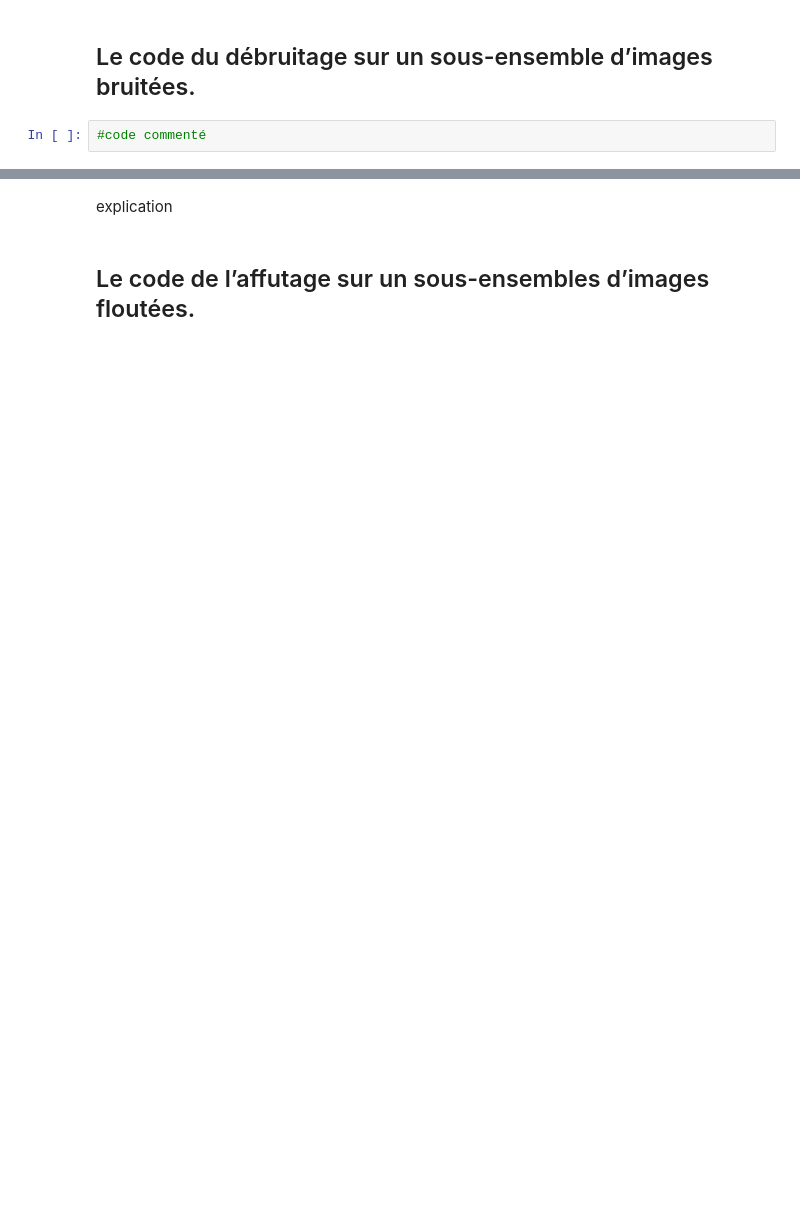
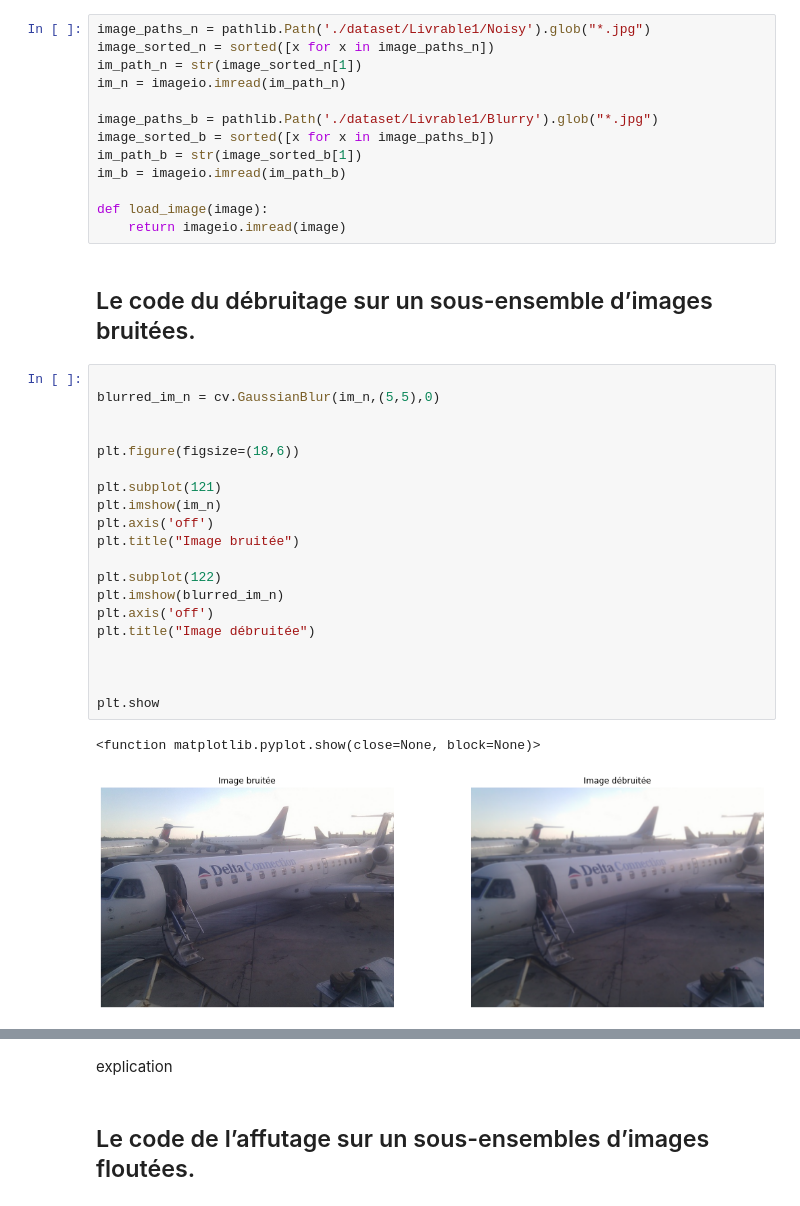
Before and after one commit to MazurierPierre/Projet-Data-Science, a Jupyter notebook: Livrable 1.ipynb, the cells around one changed output, grey strips where cells are left out. Cells and saved outputs as stored; diff of their text form; blank space fills up the shorter version.

Commit message:
Added basic function and workflow for Blurring and ongoing for sharpening

```diff
--- a/Livrable 1.ipynb
+++ b/Livrable 1.ipynb
@@ -25,4 +30,38 @@ warnings.filterwarnings(action="ignore", message="^internal gelsd")
+# %%
+image_paths_n = pathlib.Path('./dataset/Livrable1/Noisy').glob("*.jpg")
+image_sorted_n = sorted([x for x in image_paths_n])
+im_path_n = str(image_sorted_n[1])
+im_n = imageio.imread(im_path_n)
+
+image_paths_b = pathlib.Path('./dataset/Livrable1/Blurry').glob("*.jpg")
+image_sorted_b = sorted([x for x in image_paths_b])
+im_path_b = str(image_sorted_b[1])
+im_b = imageio.imread(im_path_b)
+
+def load_image(image):
+    return imageio.imread(image)
 # %% [markdown]
 ## Le code du débruitage sur un sous-ensemble d’images bruitées.
-# %%
-#code commenté
+# %%
+
+blurred_im_n = cv.GaussianBlur(im_n,(5,5),0)
+
+
+plt.figure(figsize=(18,6))
+
+plt.subplot(121)
+plt.imshow(im_n)
+plt.axis('off')
+plt.title("Image bruitée")
+
+plt.subplot(122)
+plt.imshow(blurred_im_n)
+plt.axis('off')
+plt.title("Image débruitée")
+
+
+
+plt.show
+# %% [output]
+<function matplotlib.pyplot.show(close=None, block=None)>
+[figure, added]
```
Also changed, not shown: parts of 4 cells of this notebook.
